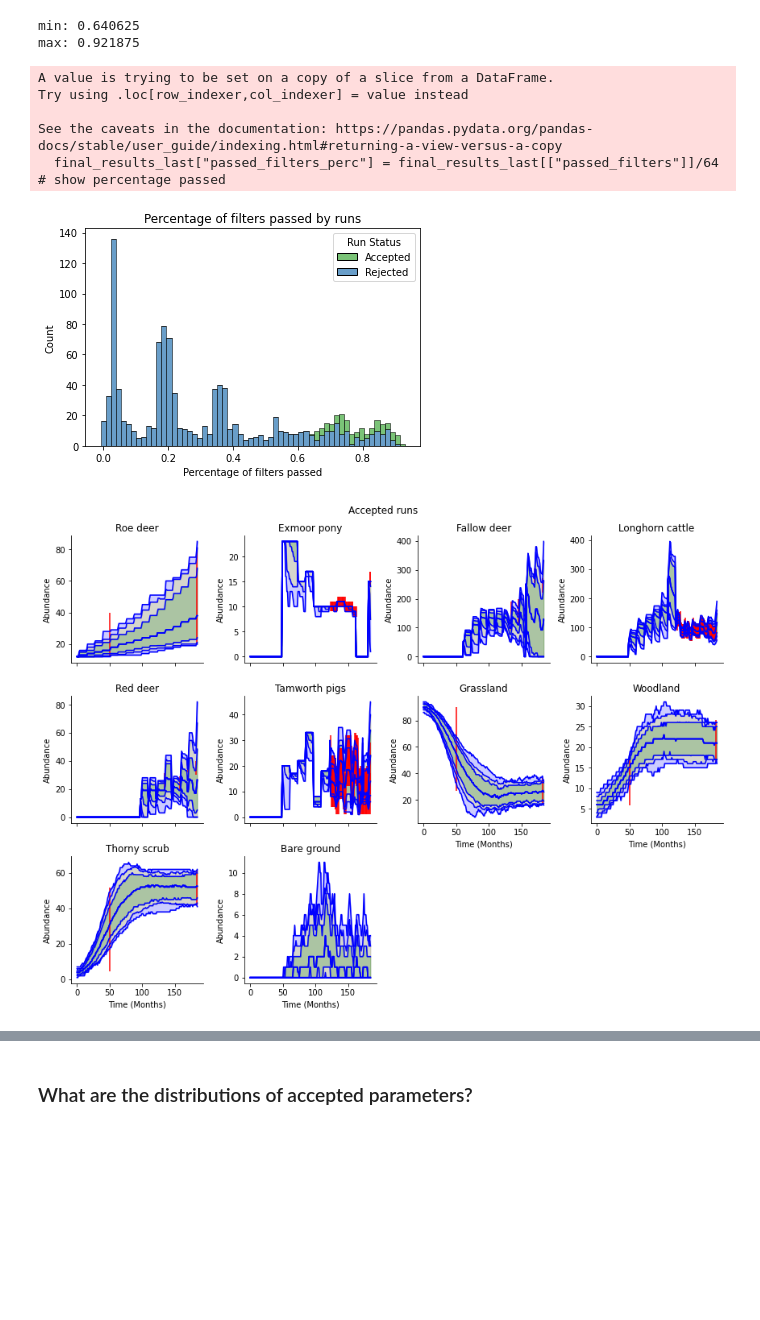
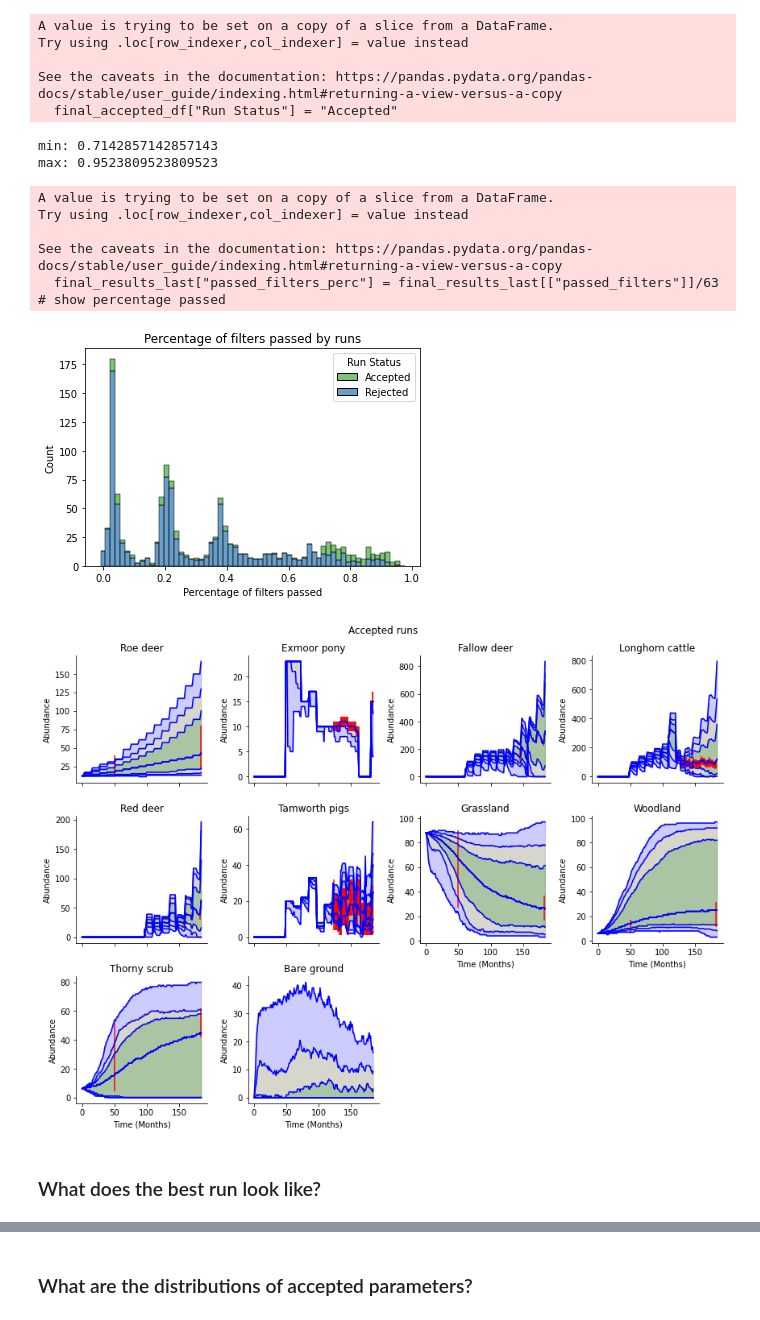
Before and after one commit to emjneil/KneppABM, a Jupyter notebook: accepted_params.ipynb, the cells around one changed output, grey strips where cells are left out. Cells and saved outputs as stored; diff of their text form; code cells hidden in the pictures; blank space fills up the shorter version.

```diff
--- a/accepted_params.ipynb
+++ b/accepted_params.ipynb
@@ -42,14 +54,13 @@ dfs = [final_results_1, final_results_2, final_results_3, final_results_11, fina
 # %%
-final_accepted_results = pd.DataFrame()
+final_accepted_results = []
 for df in dfs:
     # does it pass the first filters?
     accepted_habs = df.loc[(df['Time'] == 49) & (df['Grassland'] <= 89.9) & (df['Grassland'] >= 26.8) &
     (df['Thorny Scrub'] <= 51.8) & (df["Thorny Scrub"] >= 4.3) &
     (df["Woodland"] <= 17) & (df["Woodland"] >= 5.8) &
     (df["Roe deer"] <= 40) & (df["Roe deer"] >= 12)]
-    # if yes, tag it as accepted
-    df['Run Status'] = np.where(df['run_number'].isin(accepted_habs['run_number']), 'Accepted', 'Rejected')
-    # and append those accepted results
-    accepted_df = df.loc[df['Run Status'] == 'Accepted']
-    final_accepted_results = final_accepted_results.append(accepted_df)
+    # if yes, save those run numbers
+    final_accepted_results.append(list(accepted_habs.run_number))
+# flatten the list of lists
+final_accepted_results_list = [item for items in final_accepted_results for item in items]
 # %%
@@ -67,23 +82,45 @@ final_df1 = final_accepted_results[final_df]
-# %%
-# what is the range of accepted % filters passed?
-print("min:",final_df1["passed_filters"].min()/64)
-print("max:",final_df1["passed_filters"].max()/64)
-# %% [output]
-min: 0.640625
-max: 0.921875
+# %%
+filtered_df = pd.DataFrame()
+# now take the top 100 runs - first find the correct run number in the df
+for df in dfs:
+    # take the runs that passed all filters
+    passed_all = df[df.run_number.isin(passed_both_filters)]
+    # save that
+    filtered_df = filtered_df.append(passed_all)
+
+# choose 1 year (doesn't matter which)
+random_year = filtered_df.loc[filtered_df['Time'] == 183]
+# take the top 0.1% of those
+best_results = random_year.nlargest(100, 'passed_filters')
+# %%
+boolean = filtered_df['run_number'].isin(best_results['run_number'])
+final_accepted_df = filtered_df[boolean]
+final_accepted_df["Run Status"] = "Accepted"
+# %% [output]
+A value is trying to be set on a copy of a slice from a DataFrame.
+Try using .loc[row_indexer,col_indexer] = value instead
+
+See the caveats in the documentation: https://pandas.pydata.org/pandas-docs/stable/user_guide/indexing.html#returning-a-view-versus-a-copy
+  final_accepted_df["Run Status"] = "Accepted"
+# %%
+print("min:",best_results["passed_filters"].min()/63)
+print("max:",best_results["passed_filters"].max()/63)
+# %% [output]
+min: 0.7142857142857143
+max: 0.9523809523809523
 # %%
 # get representative sample of rejected for graphing
-rejected_runs_sample = final_results_1[~final_results_1.run_number.isin(final_df1)]
+rejected_runs_sample = final_results_1[~final_results_1.run_number.isin(final_accepted_df)]
 rejected_runs_sample['Run Status'] = "Rejected"
 # sample 1000 runs - get unique run_id
 one_year_rejected = rejected_runs_sample.loc[rejected_runs_sample['Time'] == 184]
 sample_rejected = one_year_rejected.sample(n=1000)
 # concat the dataframes and save to csv
-final_results_combined = pd.concat([final_df1,sample_rejected], axis=0).reset_index(drop=True)
+final_results_combined = pd.concat([final_accepted_df,sample_rejected], axis=0).reset_index(drop=True)
 # %%
 # graph the number of filters passed
 final_results_last = final_results_combined.loc[final_results_combined['Time'] == 184]
-final_results_last["passed_filters_perc"] = final_results_last[["passed_filters"]]/64 # show percentage passed
+final_results_last["passed_filters_perc"] = final_results_last[["passed_filters"]]/63 # show percentage passed
 
 d = np.diff(np.unique(final_results_last[['passed_filters_perc']])).min()
 left_of_first_bin = np.unique(final_results_last[['passed_filters_perc']]).min() - float(d)/2
@@ -103,8 +140,8 @@ A value is trying to be set on a copy of a slice from a DataFrame.
 Try using .loc[row_indexer,col_indexer] = value instead
 
 See the caveats in the documentation: https://pandas.pydata.org/pandas-docs/stable/user_guide/indexing.html#returning-a-view-versus-a-copy
-  final_results_last["passed_filters_perc"] = final_results_last[["passed_filters"]]/64 # show percentage passed
+  final_results_last["passed_filters_perc"] = final_results_last[["passed_filters"]]/63 # show percentage passed
-[figure, old version]
+[figure, new version]
 # %%
 final_df = pd.DataFrame(np.concatenate([np.repeat(final_results_combined['Run Status'], 10)], axis=0), columns=['runType'])
 final_df["Abundance %"] = pd.DataFrame(
@@ -408,33 +447,35 @@ f.axes[5].vlines(x=178,ymin=1,ymax=19, color='r')
 f.axes[3].vlines(x=179,ymin=55,ymax=105, color='r')
 f.axes[5].vlines(x=179,ymin=1,ymax=20, color='r')
 # Jan 2020
 f.axes[3].vlines(x=180,ymin=55,ymax=105, color='r')
 f.axes[5].vlines(x=180,ymin=1,ymax=20, color='r')
 # Feb 2020
 f.axes[3].vlines(x=181,ymin=54,ymax=104, color='r')
 f.axes[5].vlines(x=181,ymin=1,ymax=18, color='r')
 # March 2020
 f.axes[2].vlines(x=182,ymin=222,ymax=272, color='r')
 f.axes[4].vlines(x=182,ymin=30,ymax=40, color='r')
 f.axes[3].vlines(x=182,ymin=56,ymax=106, color='r')
 f.axes[5].vlines(x=182,ymin=1,ymax=17, color='r')
 # April 2020
 f.axes[1].vlines(x=183,ymin=14,ymax=17, color='r')
 f.axes[3].vlines(x=183,ymin=56,ymax=106, color='r')
 f.axes[5].vlines(x=183,ymin=1,ymax=17, color='r')
 # plot next set of filter lines
 f.axes[0].vlines(x=183,ymin=20,ymax=80, color='r')
 f.axes[1].vlines(x=183,ymin=14,ymax=17, color='r')
 f.axes[3].vlines(x=183,ymin=56,ymax=106, color='r')
 f.axes[5].vlines(x=183,ymin=9,ymax=29, color='r')
 f.axes[6].vlines(x=183,ymin=16.8,ymax=36.8, color='r')
-f.axes[7].vlines(x=183,ymin=16.5,ymax=26.5, color='r')
+f.axes[7].vlines(x=183,ymin=11.5,ymax=31.5, color='r')
 f.axes[8].vlines(x=183,ymin=41.8,ymax=61.8, color='r')
 
 # stop the plots from overlapping
 f.fig.suptitle('Accepted runs')
 plt.tight_layout()
 plt.show()
 # %% [output]
-[figure, old version]
+[figure, new version]
+# %% [markdown]
+### What does the best run look like?
 # %%
```
Also changed, not shown: parts of 21 cells of this notebook, 22 other files.
